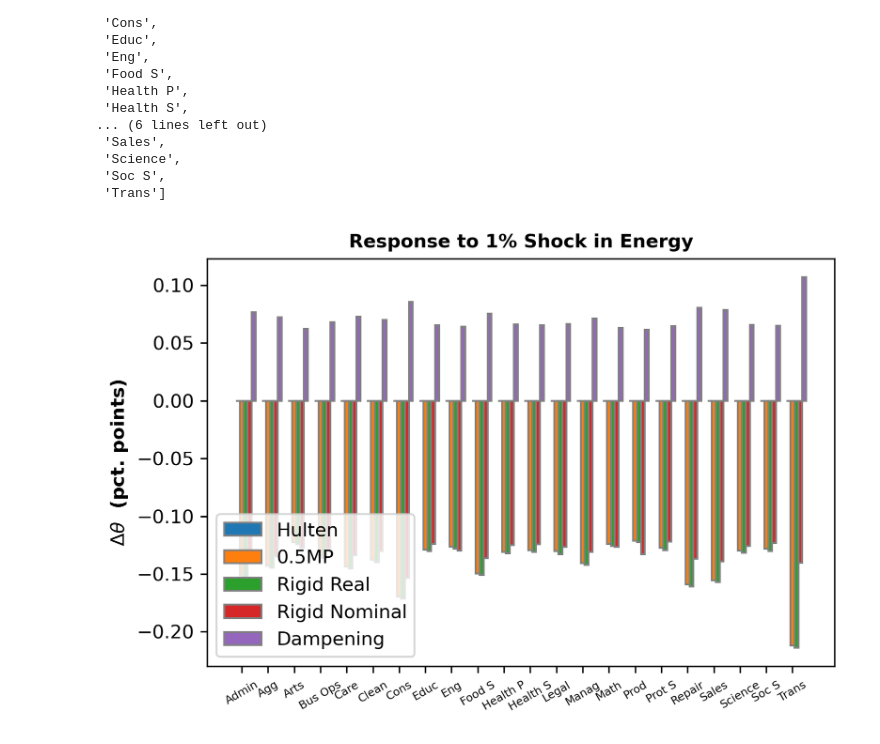
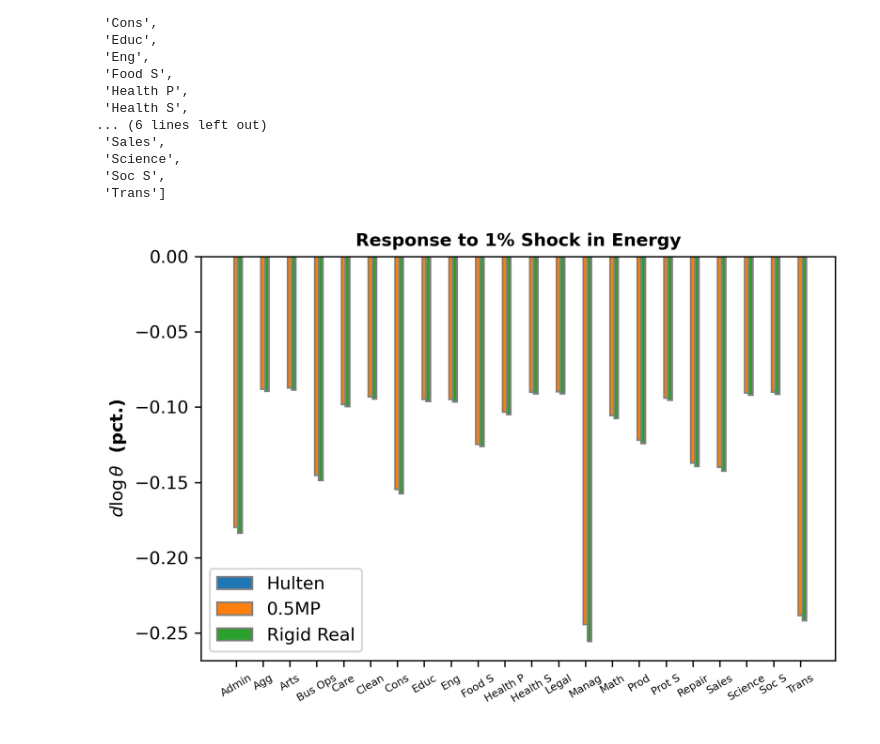
Before and after one commit to hs97/UnemploymentNetwork, a Jupyter notebook: new_code/calib3_major_occupations.ipynb, the cells around one changed output. Cells and saved outputs as stored; diff of their text form; code cells hidden in the pictures.

```diff
--- a/new_code/calib3_major_occupations.ipynb
+++ b/new_code/calib3_major_occupations.ipynb
@@ -10,7 +10,7 @@ from  functions.network_figures import bar_plot
 
 We now allow for a more flexible occupation-sector structure, using occupation-by-sector employment data from [NEED TO FILL IN].
 # %%
-A_spec = 2
+A_spec = 1
 data_dir = '../data/clean/'
 dfTau    = pd.read_csv(data_dir + 'tau_2021.csv').sort_values(by=['short_names'])
 dfepsN   = pd.read_csv(data_dir + 'epsN_2021.csv', index_col=0).sort_index(axis=1)
@@ -27,4 +27,4 @@ dfMatching_params = pd.read_csv(data_dir + 'matching_param_estimates.csv')
 shares = pd.read_csv(data_dir + 'energy_capital_shares.csv')
 sector_names = list(dfA['short_names']) + ['Agg Y']
 occupation_names = list(dfcurlyL.index)
-dfcurlyL_weights = dfcurlyL.T.rename_axis('short_names').reset_index().melt(id_vars='short_names')
+dfepsN_weights = dfepsN.rename_axis('short_names').reset_index().melt(id_vars='short_names')
@@ -38,9 +72,9 @@ dfTau.head()
 | 2 | Education and health services | 33322000.0 | 163750.0 | 33158250.0 | 0.004938 | edhealth |
 | 3 | Financial activities | 8198430.0 | 65380.0 | 8133050.0 | 0.008039 | fin |
 # %%
-dfOccuTau = pd.merge(dfTau, dfcurlyL_weights, on=['short_names'])
+dfOccuTau = pd.merge(dfTau, dfepsN_weights, on=['short_names'])
 dfOccuTau.loc[:, "OccuTau"] = dfOccuTau['value'] * dfOccuTau['Tau']
-dfOccuTau = dfOccuTau.groupby('OCC_TITLE').aggregate({'OccuTau': 'sum'})
+dfOccuTau = dfOccuTau.groupby('variable').aggregate({'OccuTau': 'sum'})
 dfOccuTau.head()
 # %% [output]
 |  | OccuTau |
@@ -60,10 +94,10 @@ dfMatching_params.head()
 | 3 | edhealth | 0.702722 | 0.336267 |
 | 4 | fin | 0.705406 | 0.329389 |
 # %%
-dfOccuMatching_params = pd.merge(dfMatching_params, dfcurlyL_weights, on=['short_names'])
+dfOccuMatching_params = pd.merge(dfMatching_params, dfepsN_weights, on=['short_names'])
 dfOccuMatching_params.loc[:, "OccuPhi"] = dfOccuMatching_params['value'] * dfOccuMatching_params['matching_efficiency']
 dfOccuMatching_params.loc[:, "OccuEta"] = dfOccuMatching_params['value'] * dfOccuMatching_params['unemployment_elasticity']
-dfOccuMatching_params = dfOccuMatching_params.groupby('OCC_TITLE').aggregate({'OccuPhi': 'sum', 'OccuEta': 'sum'})
+dfOccuMatching_params = dfOccuMatching_params.groupby('variable').aggregate({'OccuPhi': 'sum', 'OccuEta': 'sum'})
 dfOccuMatching_params.head()
 # %% [output]
 |  | OccuPhi | OccuEta |
@@ -162,7 +190,7 @@ dlog_epsN = np.zeros_like(epsN)
 dlog_epsD = np.zeros_like(epsD)
 num = 3
 curlyE = multi_occupation_network.curlyEFunc(dlog_epsN,epsN)
-PriceAssumption = ['Hulten', '0.5MP', 'Rigid Real', 'Rigid Nominal', 'Dampening']
+PriceAssumption = ['Hulten', '0.5MP', 'Rigid Real']
 sectorY_vec = np.zeros((J+1,len(PriceAssumption)))
 occT_vec = np.zeros((O, len(PriceAssumption)))
 occU_vec = np.zeros((O, len(PriceAssumption)))
@@ -228,11 +256,11 @@ occupation_names
  'Trans']
 # %%
 xlab = ''
-ylab = '$\Delta \\theta$  (pct. points)'
+ylab = '$d\log \\theta$  (pct.)'
 save_path = f'../output/figures/energy_A{A_spec}_KshockT_calib3.png'
 labels = PriceAssumption
 bar_plot(100*occT_vec, occupation_names, title, xlab, ylab, labels, save_path, rotation=30, fontsize=10, barWidth = 0.15, dpi=300)
 # %% [output]
-[figure, old version]
+[figure, new version]
 # %%
 xlab = ''
```
Also changed, not shown: parts of 46 cells of this notebook, 42 other files.
